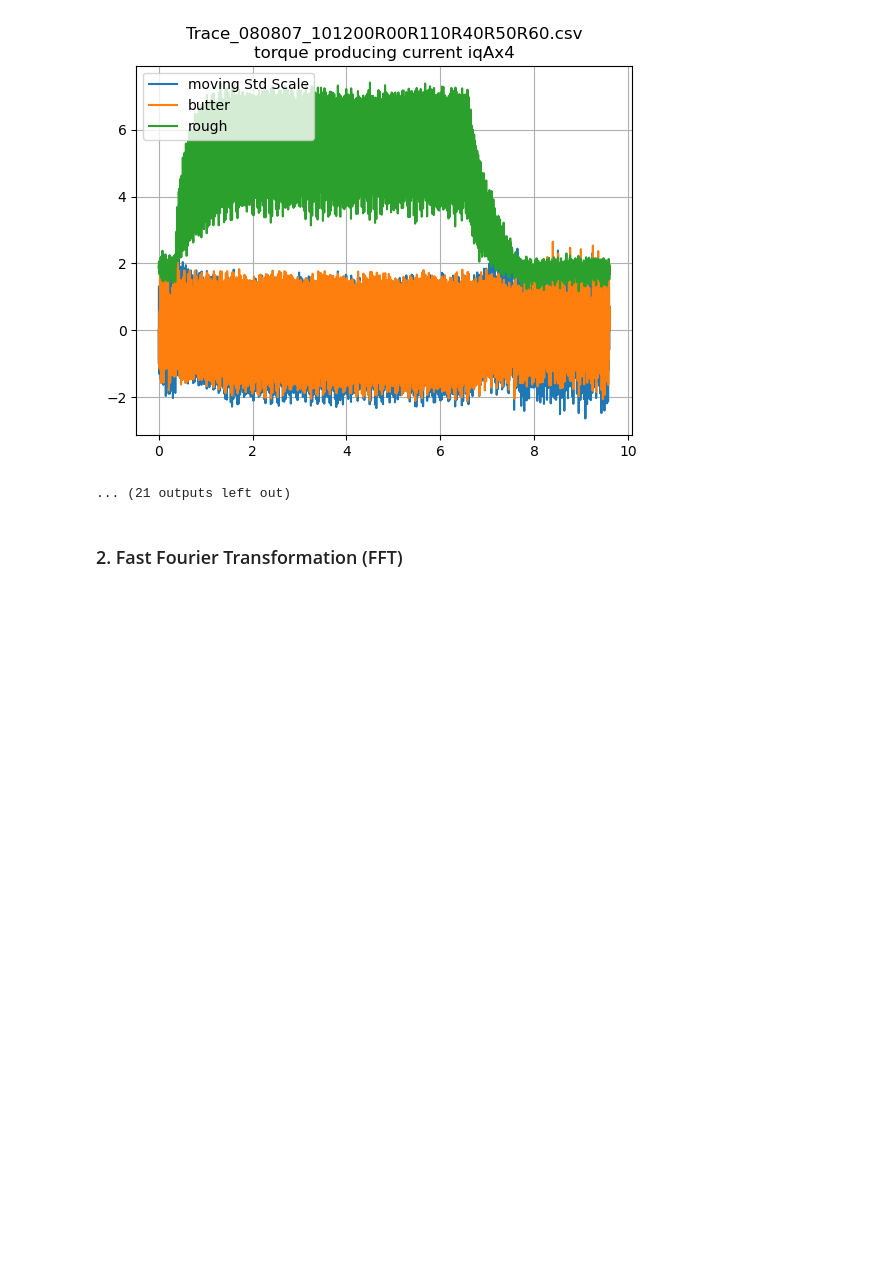
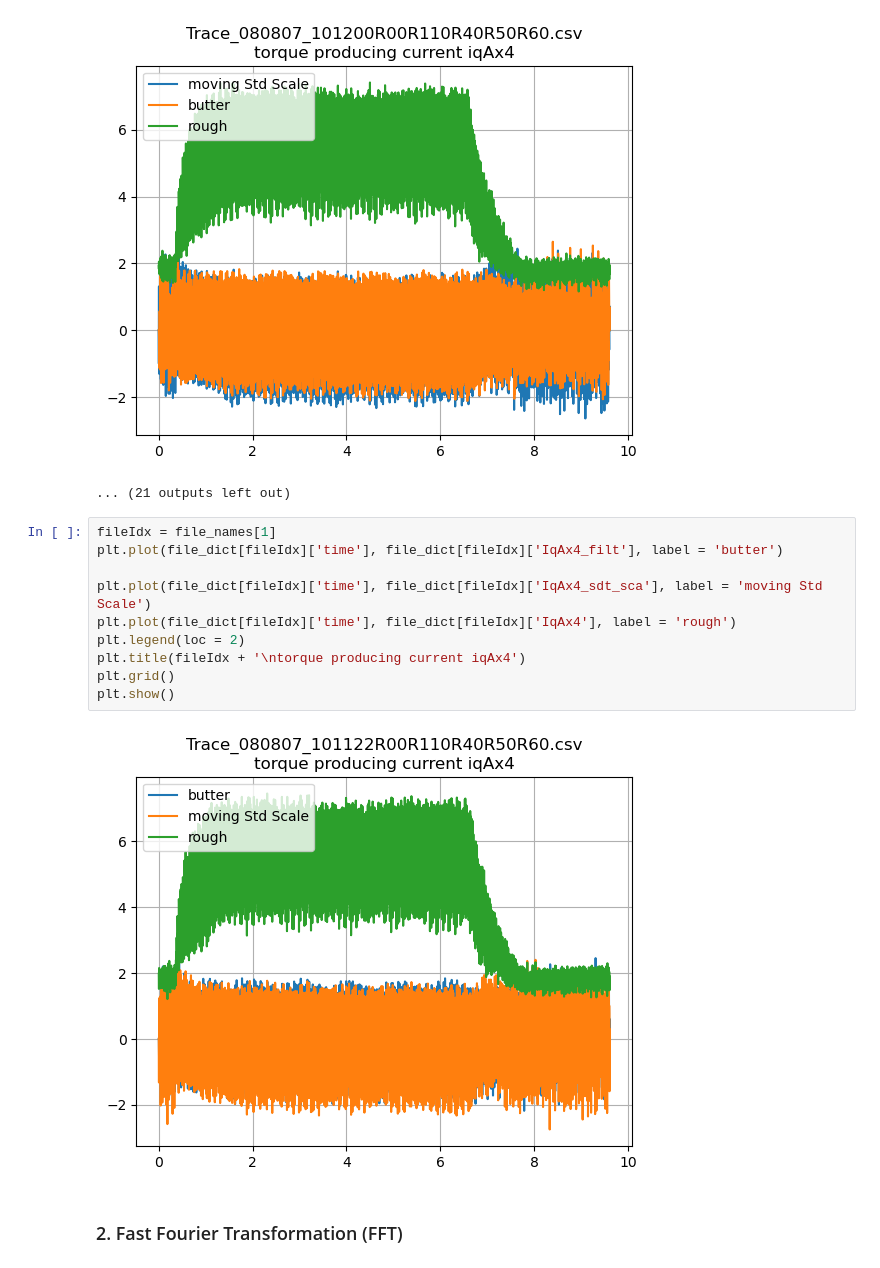
Before and after one commit to ThMRudolf/DataMining2024, a Jupyter notebook: Py/DM_01_anaysis_stan.ipynb, the cells around one changed output. Cells and saved outputs as stored; diff of their text form; blank space fills up the shorter version.

```diff
--- a/Py/DM_01_anaysis_stan.ipynb
+++ b/Py/DM_01_anaysis_stan.ipynb
@@ -264,6 +253,18 @@ for fileIdx in file_names:
 [figure]
 [figure]
 ... (21 outputs left out)
+# %%
+fileIdx = file_names[1]
+plt.plot(file_dict[fileIdx]['time'], file_dict[fileIdx]['IqAx4_filt'], label = 'butter')
+
+plt.plot(file_dict[fileIdx]['time'], file_dict[fileIdx]['IqAx4_sdt_sca'], label = 'moving Std Scale')
+plt.plot(file_dict[fileIdx]['time'], file_dict[fileIdx]['IqAx4'], label = 'rough')
+plt.legend(loc = 2)
+plt.title(fileIdx + '\ntorque producing current iqAx4')
+plt.grid()
+plt.show()
+# %% [output]
+[figure, added]
 # %% [markdown]
 ### 2. Fast Fourier Transformation (FFT)
 # %%
```
Also changed, not shown: parts of 9 cells of this notebook, 1 other file.
